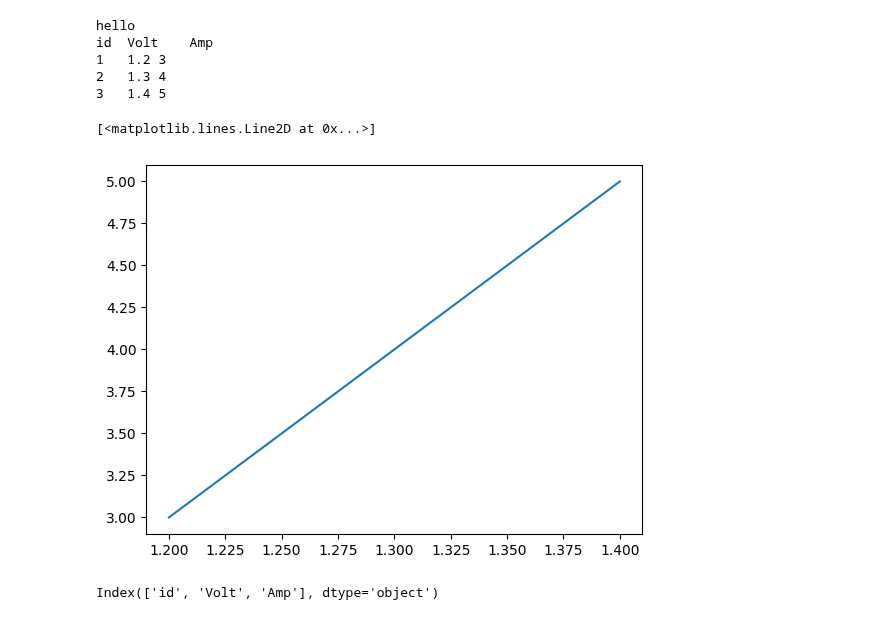
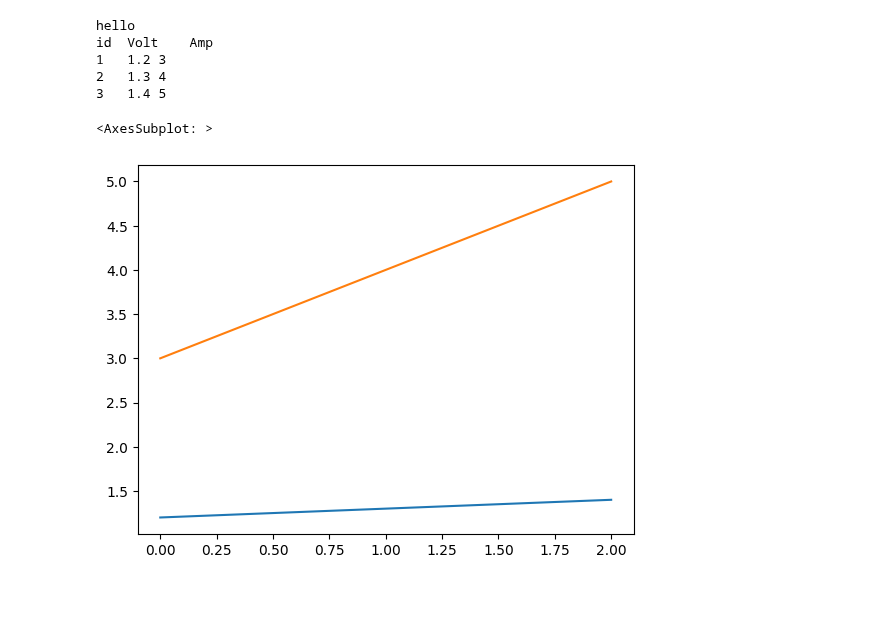
Before and after one commit to oh-ce-cours/pyt_21_novembre_2022, a Jupyter notebook: tape_en_cours/Jour 2.ipynb, the cells around one changed output. Drawn from its saved outputs; the diff is of its cells as text; code cells hidden in the pictures.

```diff
--- a/tape_en_cours/Jour 2.ipynb
+++ b/tape_en_cours/Jour 2.ipynb
@@ -463,18 +463,15 @@ id  Volt    Amp
 # %%
 # with open("texte.csv") as f:
 #     for line in f:
 #         print(line.strip())
 
 import pandas as pd
 
 df = pd.read_csv("texte.csv", skiprows=1, sep="\t")
-plt.plot(df.Volt, df.Amp)
+df.Volt.plot()
+df.Amp.plot()
 #volt.bin > [1.2, 1.3, 1.4]
 #amp.bin > [3, 4, 5]
 # %% [output]
-[<matplotlib.lines.Line2D at 0x...>]
+<AxesSubplot: >
-[figure, old version]
+[figure, new version]
-# %%
-df.columns
-# %% [output]
-Index(['id', 'Volt', 'Amp'], dtype='object')
```
Also changed, not shown: parts of 1 cell of this notebook.
